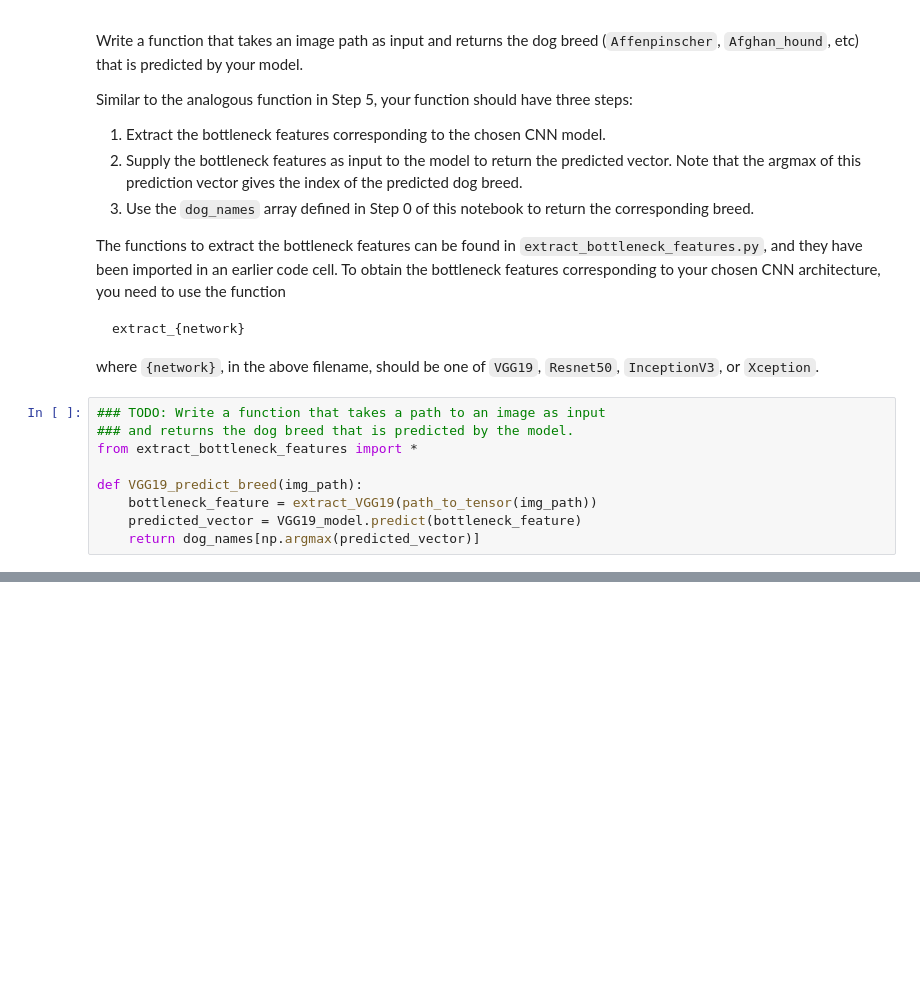
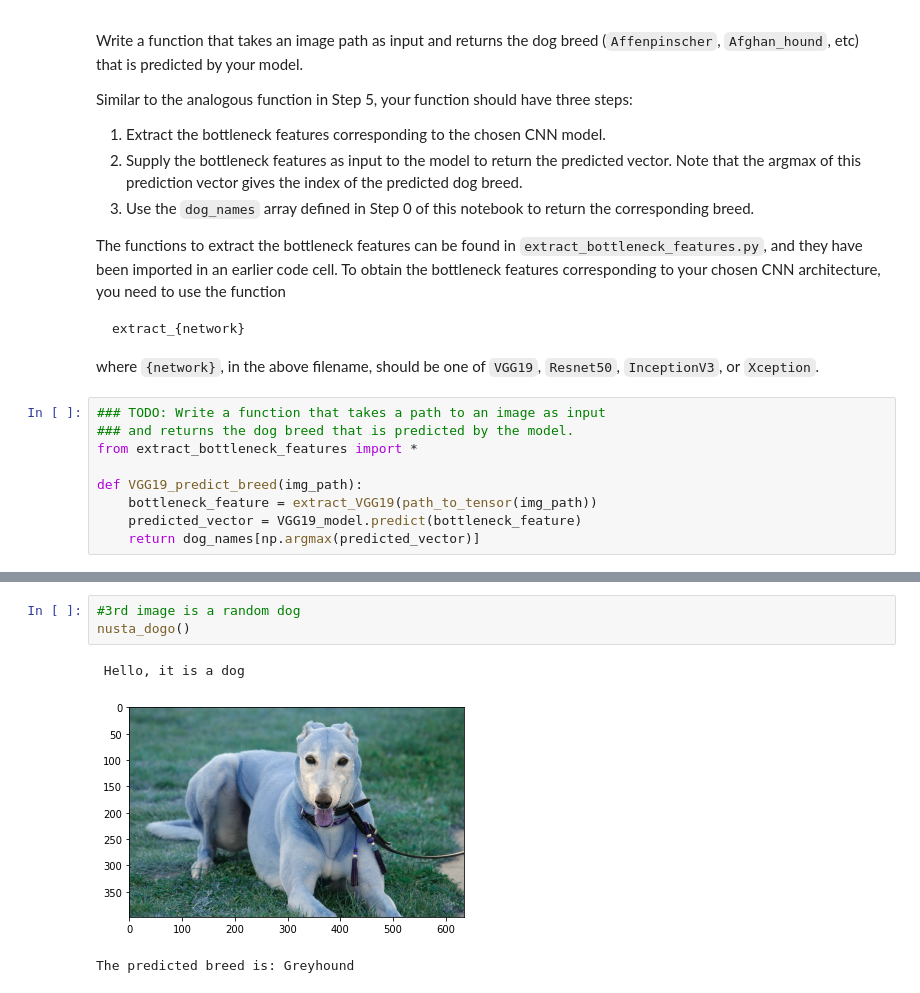
Before and after one commit to bhupendpatil/Practice, a Jupyter notebook: Deep Learning/Convolutional Networks/Dog Breed Classifier/dog_app.ipynb, the cells around one changed output, grey strips where cells are left out. Saved outputs shown, nothing was run; the diff lists cells and outputs as text; blank space fills up the shorter version.

```diff
--- a/Deep Learning/Convolutional Networks/Dog Breed Classifier/dog_app.ipynb
+++ b/Deep Learning/Convolutional Networks/Dog Breed Classifier/dog_app.ipynb
@@ -965,0 +1053,7 @@ __Answer:__
+# %%
+#3rd image is a random dog
+nusta_dogo()
+# %% [output]
+ Hello, it is a dog
+[figure, added]
+The predicted breed is: Greyhound
```
Also changed, not shown: parts of 29 cells of this notebook.
